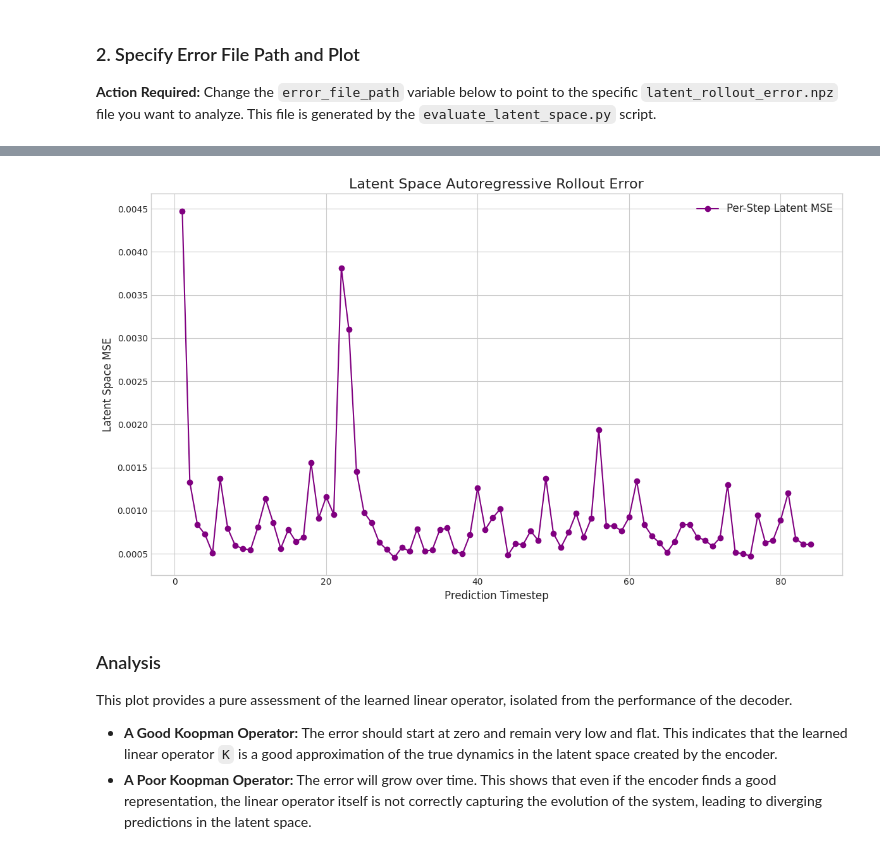
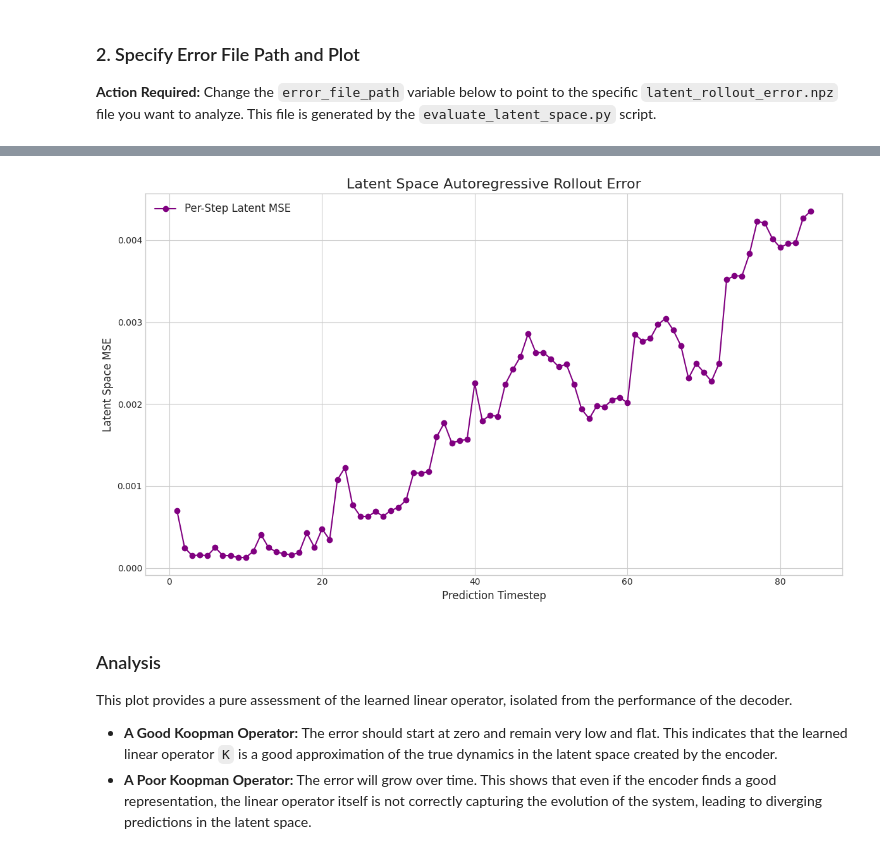
Before and after one commit to Jarato/mhd_surrogate_modelling, a Jupyter notebook: notebooks/analyze_latent_rollout.ipynb, the cells around one changed output, grey strips where cells are left out. Cells and saved outputs as stored; diff of their text form; code cells hidden in the pictures.

```diff
--- a/notebooks/analyze_latent_rollout.ipynb
+++ b/notebooks/analyze_latent_rollout.ipynb
@@ -16,7 +16,7 @@ from mhd_surrogate_core.plot import plot_latent_rollout_error
 # %%
 # Example path - update this to your specific run's output.
 # This path matches the structure created by the run_sweep.sh script.
-error_file_path = Path("../experiments/study_1_param_sweep/output/param_sweep_04_07_25/lr_1e-4_ld_512_wr_1.0_wp_1.0_wl_10.0_we_0.1/eval/latent_rollout_error_train_val.npz")
+error_file_path = Path("/raid/skowronek/eval/param_sweep_04_07_25/lr_1e-4_ld_1024_wr_1.0_wp_1.0_wl_10.0_we_0.1/latent_rollout_error_train_val.npz")
 
 # Call the plotting function
 if error_file_path.exists():
@@ -29,4 +29,4 @@ else:
-[figure, old version]
+[figure, new version]
 # %% [markdown]
 ### Analysis
 
```
Also changed, not shown: parts of 1 cell of this notebook, 3 other files.
